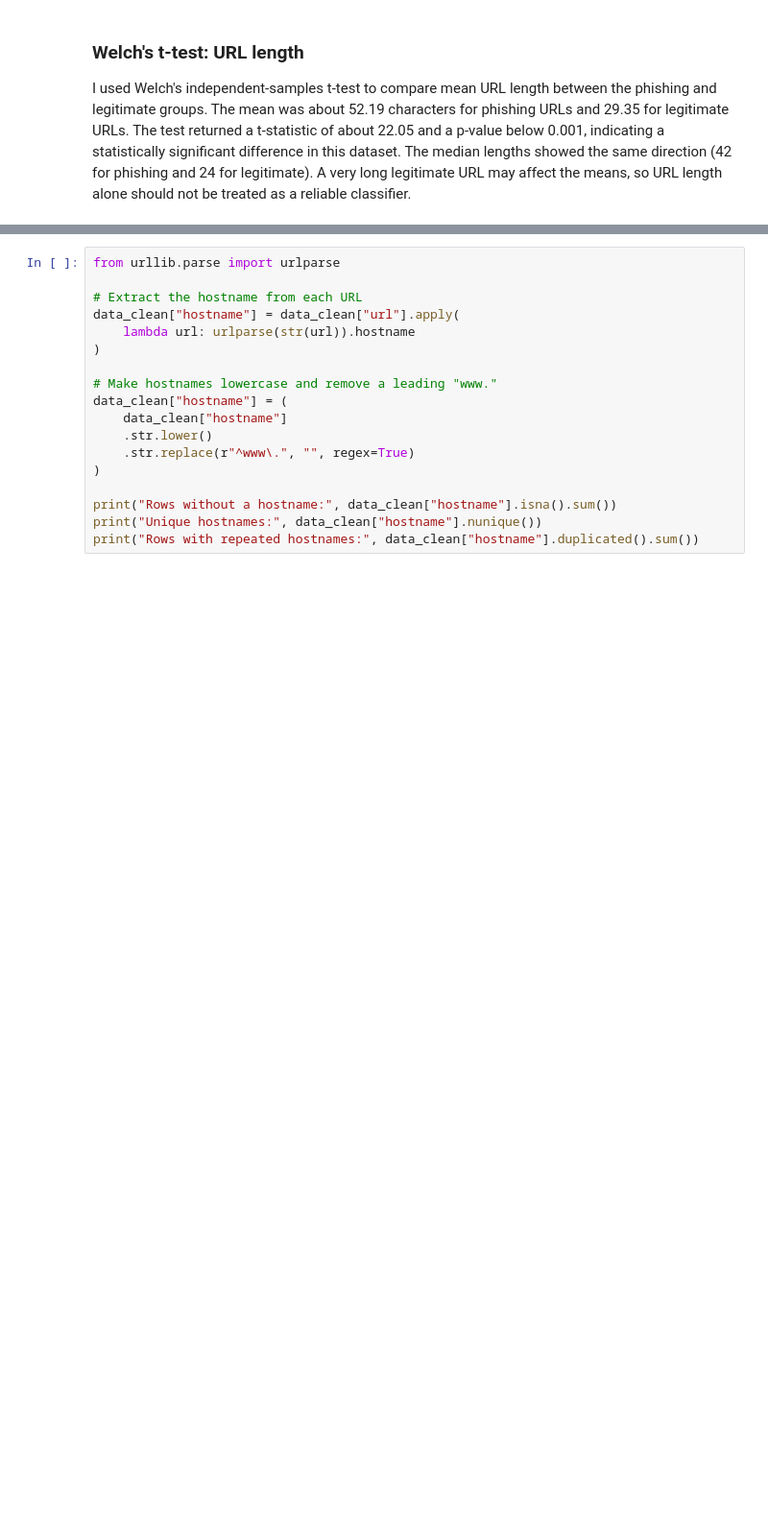
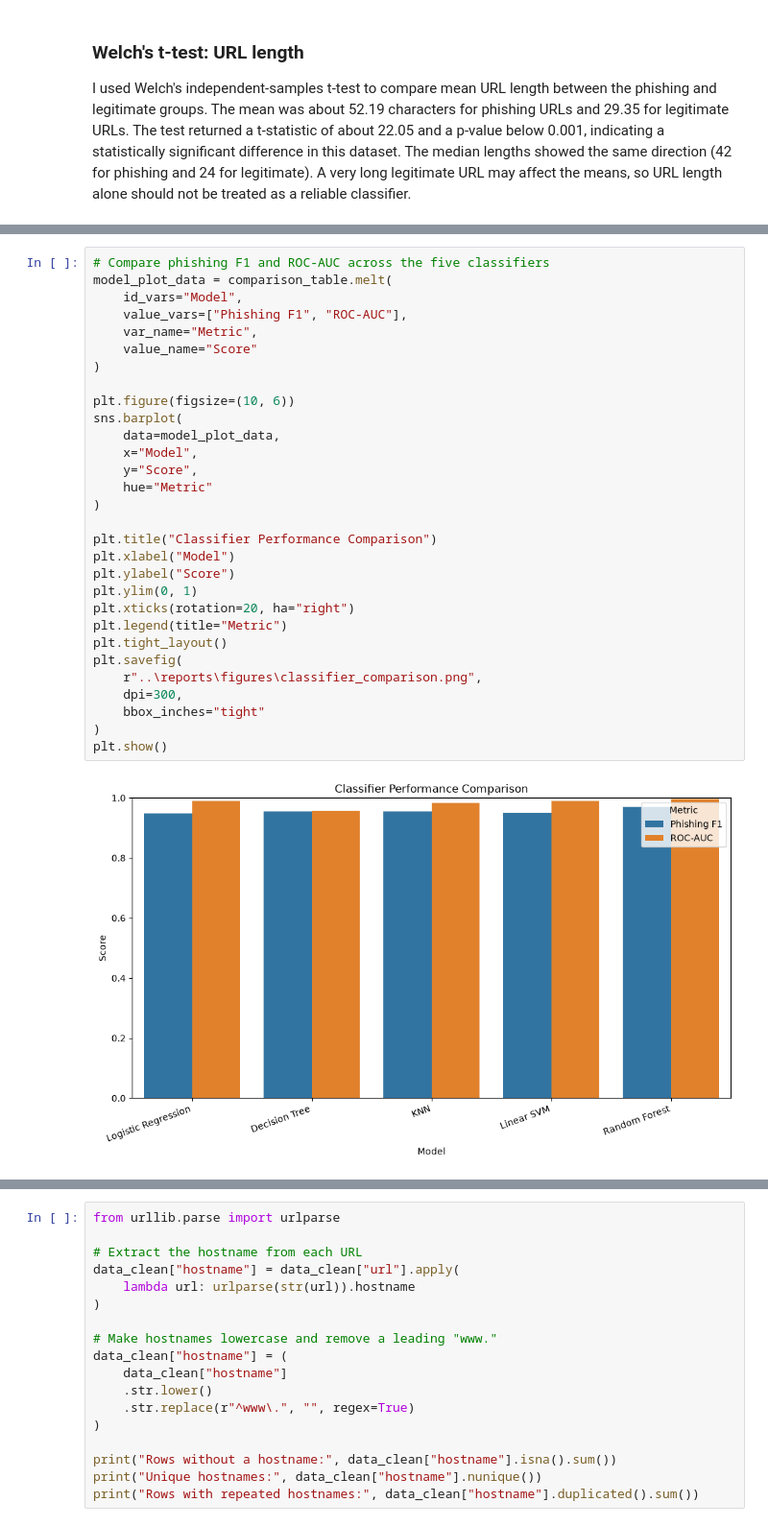
Before and after one commit to PalakVerma-github/compphish-phishing-detection, a Jupyter notebook: notebooks/phishing_detection.ipynb, the cells around one changed output, grey strips where cells are left out. Shown at 96% size. Saved outputs shown, nothing was run; the diff lists cells and outputs as text; blank space fills up the shorter version.

```diff
--- a/notebooks/phishing_detection.ipynb
+++ b/notebooks/phishing_detection.ipynb
@@ -809,0 +842,32 @@ Logistic Regression    0.9547              0.9489           0.9549       0.9519
+# %%
+# Compare phishing F1 and ROC-AUC across the five classifiers
+model_plot_data = comparison_table.melt(
+    id_vars="Model",
+    value_vars=["Phishing F1", "ROC-AUC"],
+    var_name="Metric",
+    value_name="Score"
+)
+
+plt.figure(figsize=(10, 6))
+sns.barplot(
+    data=model_plot_data,
+    x="Model",
+    y="Score",
+    hue="Metric"
+)
+
+plt.title("Classifier Performance Comparison")
+plt.xlabel("Model")
+plt.ylabel("Score")
+plt.ylim(0, 1)
+plt.xticks(rotation=20, ha="right")
+plt.legend(title="Metric")
+plt.tight_layout()
+plt.savefig(
+    r"..\reports\figures\classifier_comparison.png",
+    dpi=300,
+    bbox_inches="tight"
+)
+plt.show()
+# %% [output]
+[figure, added]
```
Also changed, not shown: parts of 34 cells of this notebook, 5 other files.
